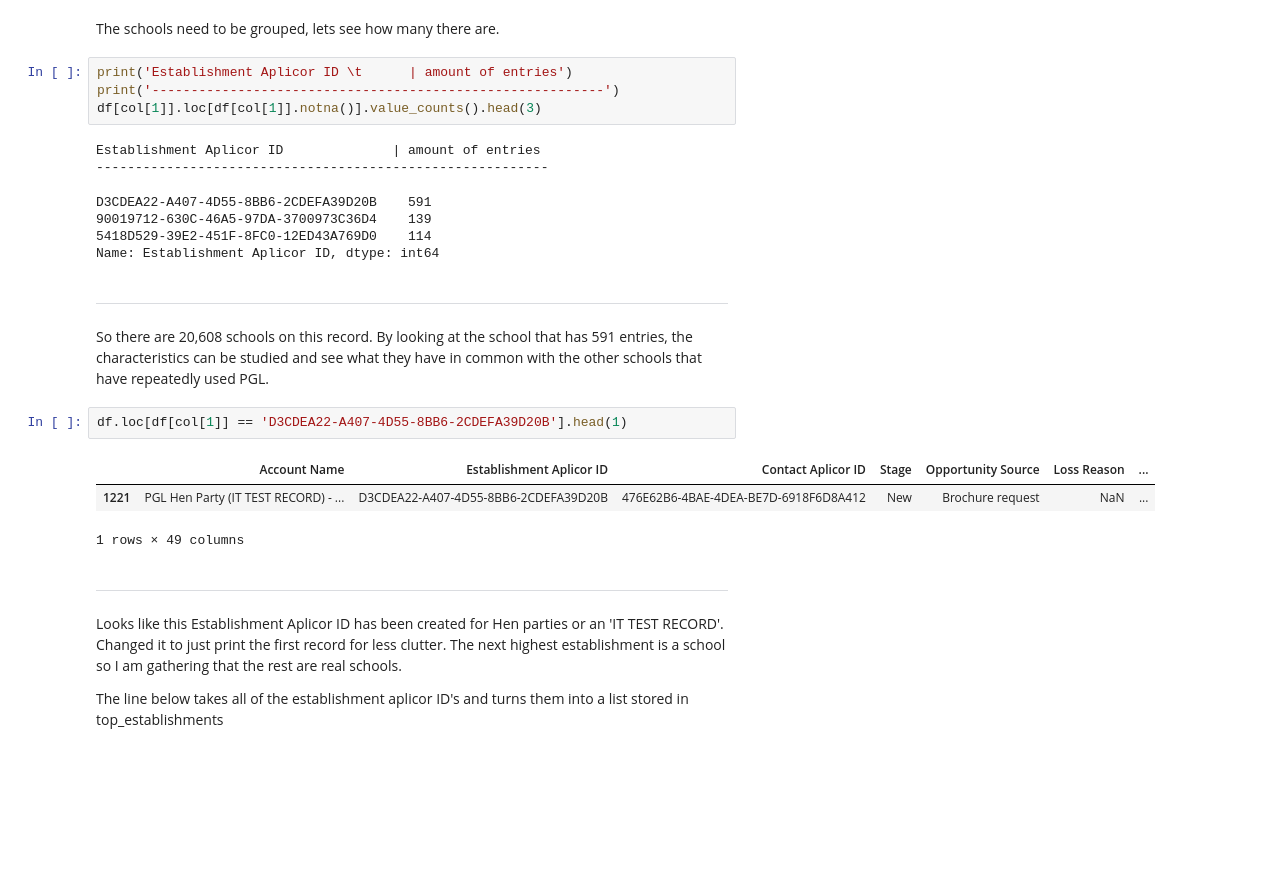
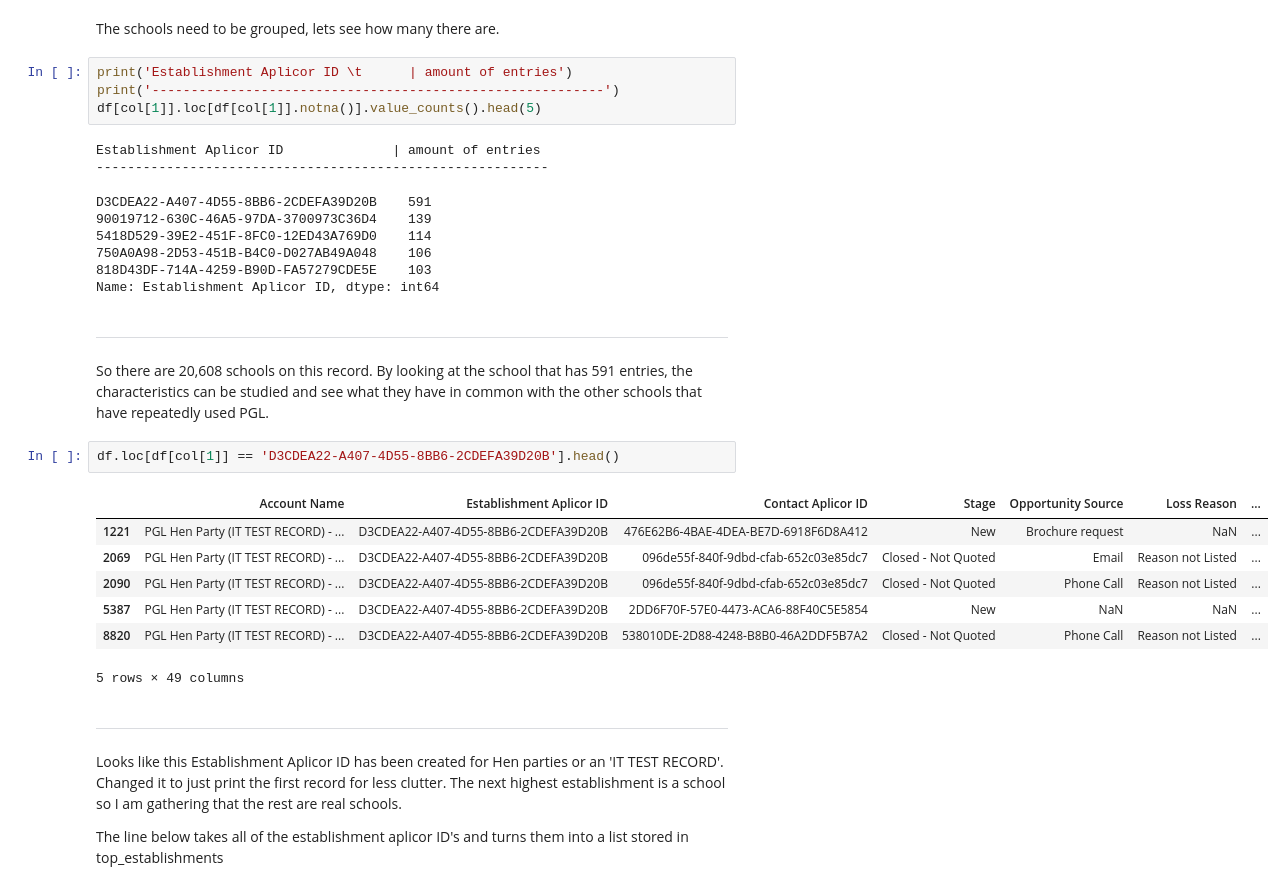
Before and after one commit to maxcwalker/documents, a Jupyter notebook: jupyter/prospectMapping/prospect_mapping_2.ipynb, the cells around one changed output. Drawn from its saved outputs; the diff is of its cells as text; blank space fills up the shorter version.

```diff
--- a/jupyter/prospectMapping/prospect_mapping_2.ipynb
+++ b/jupyter/prospectMapping/prospect_mapping_2.ipynb
@@ -46,23 +47,29 @@ The schools need to be grouped, lets see how many there are.
 # %%
 print('Establishment Aplicor ID \t      | amount of entries')
 print('----------------------------------------------------------')
-df[col[1]].loc[df[col[1]].notna()].value_counts().head(3)
+df[col[1]].loc[df[col[1]].notna()].value_counts().head(5)
 # %% [output]
 Establishment Aplicor ID              | amount of entries
 ----------------------------------------------------------
 D3CDEA22-A407-4D55-8BB6-2CDEFA39D20B    591
 90019712-630C-46A5-97DA-3700973C36D4    139
 5418D529-39E2-451F-8FC0-12ED43A769D0    114
+750A0A98-2D53-451B-B4C0-D027AB49A048    106
+818D43DF-714A-4259-B90D-FA57279CDE5E    103
 Name: Establishment Aplicor ID, dtype: int64
 # %% [markdown]
 ***
 So there are 20,608 schools on this record. By looking at the school that has 591 entries, the characteristics can be studied and see what they have in common with the other schools that have repeatedly used PGL.
 # %%
-df.loc[df[col[1]] == 'D3CDEA22-A407-4D55-8BB6-2CDEFA39D20B'].head(1)
+df.loc[df[col[1]] == 'D3CDEA22-A407-4D55-8BB6-2CDEFA39D20B'].head()
 # %% [output]
 |  | Account Name | Establishment Aplicor ID | Contact Aplicor ID | Stage | Opportunity Source | Loss Reason | ... |
 | 1221 | PGL Hen Party (IT TEST RECORD) - ... | D3CDEA22-A407-4D55-8BB6-2CDEFA39D20B | 476E62B6-4BAE-4DEA-BE7D-6918F6D8A412 | New | Brochure request | NaN | ... |
+| 2069 | PGL Hen Party (IT TEST RECORD) - ... | D3CDEA22-A407-4D55-8BB6-2CDEFA39D20B | 096de55f-840f-9dbd-cfab-652c03e85dc7 | Closed - Not Quoted | Email | Reason not Listed | ... |
+| 2090 | PGL Hen Party (IT TEST RECORD) - ... | D3CDEA22-A407-4D55-8BB6-2CDEFA39D20B | 096de55f-840f-9dbd-cfab-652c03e85dc7 | Closed - Not Quoted | Phone Call | Reason not Listed | ... |
+| 5387 | PGL Hen Party (IT TEST RECORD) - ... | D3CDEA22-A407-4D55-8BB6-2CDEFA39D20B | 2DD6F70F-57E0-4473-ACA6-88F40C5E5854 | New | NaN | NaN | ... |
+| 8820 | PGL Hen Party (IT TEST RECORD) - ... | D3CDEA22-A407-4D55-8BB6-2CDEFA39D20B | 538010DE-2D88-4248-B8B0-46A2DDF5B7A2 | Closed - Not Quoted | Phone Call | Reason not Listed | ... |
-1 rows × 49 columns
+5 rows × 49 columns
 # %% [markdown]
 ***
 Looks like this Establishment Aplicor ID has been created for Hen parties or an 'IT TEST RECORD'. Changed it to just print the first record for less clutter. The next highest establishment is a school so I am gathering that the rest are real schools.
```
Also changed, not shown: parts of 13 cells of this notebook, 6 other files.
